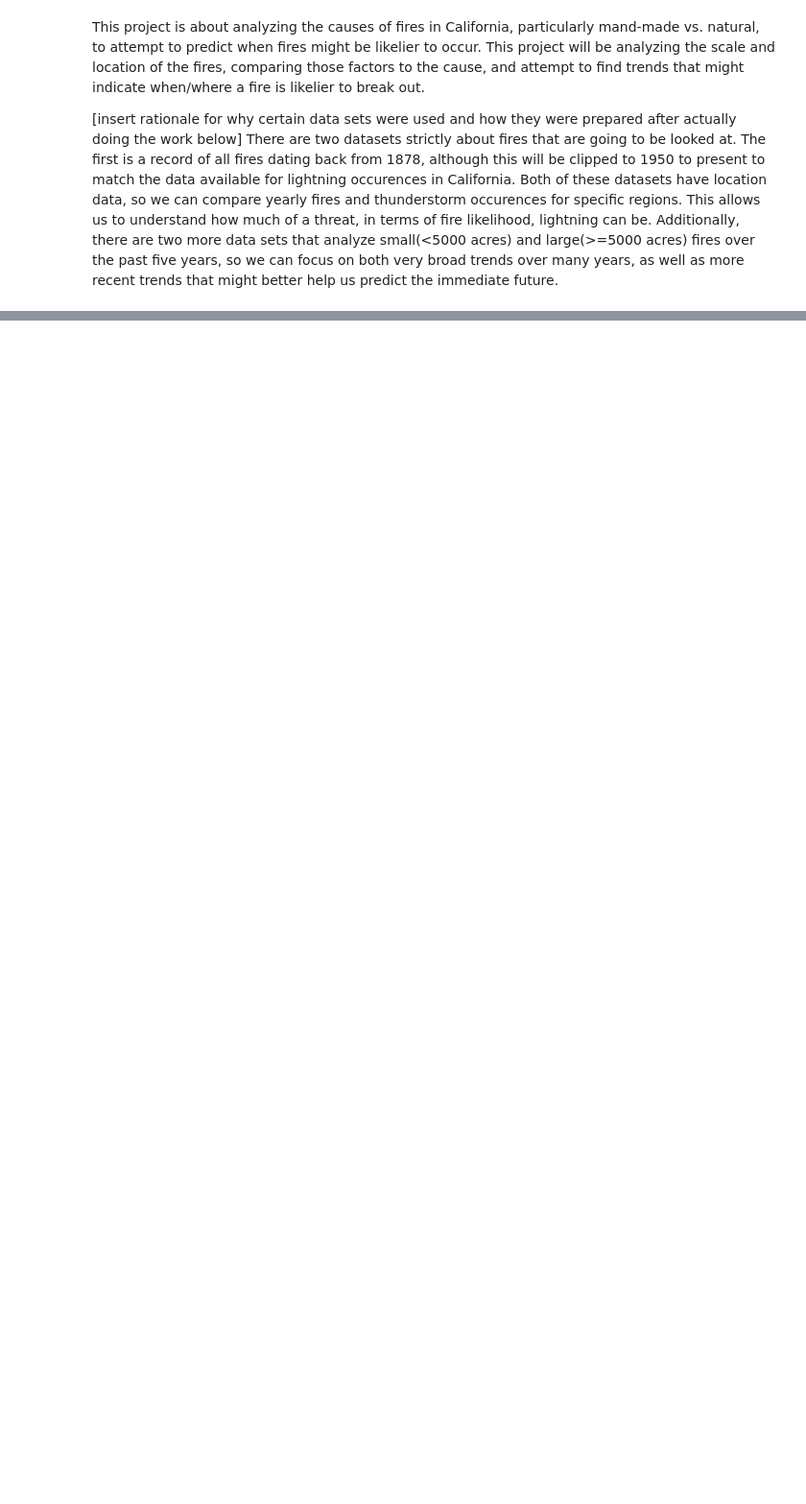
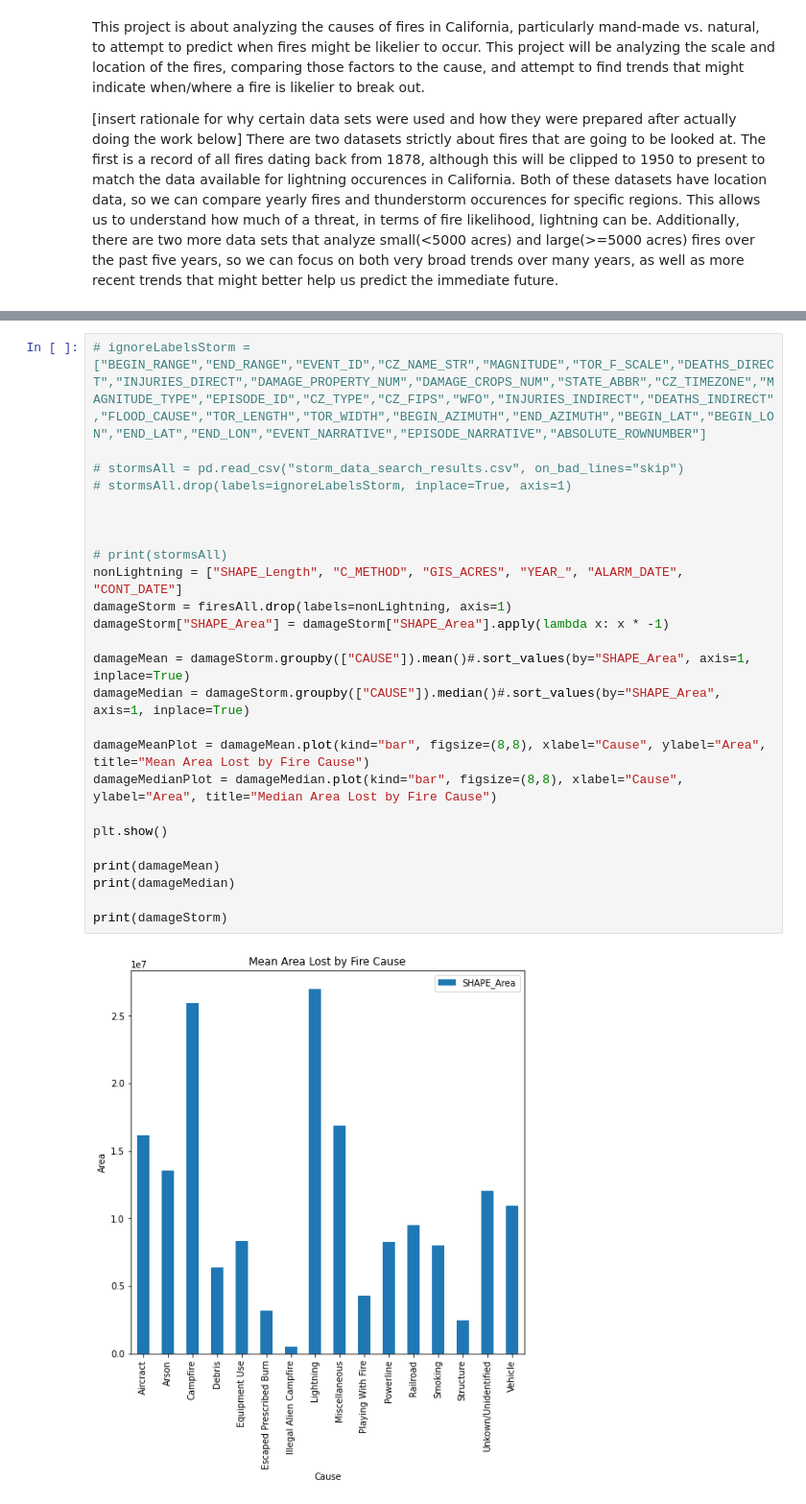
Before and after one commit to Vendr1ck/Xander_DataScience, a Jupyter notebook: WildfireResearch/wildfire.ipynb, the cells around one changed output, grey strips where cells are left out. Shown: that part at 96% size. Cells and saved outputs as stored; diff of their text form; blank space fills up the shorter version.

```diff
--- a/WildfireResearch/wildfire.ipynb
+++ b/WildfireResearch/wildfire.ipynb
@@ -87,0 +88,27 @@ As seen in the above graph, a large portion of fires with identifiable causes we
+# %%
+# ignoreLabelsStorm = ["BEGIN_RANGE","END_RANGE","EVENT_ID","CZ_NAME_STR","MAGNITUDE","TOR_F_SCALE","DEATHS_DIRECT","INJURIES_DIRECT","DAMAGE_PROPERTY_NUM","DAMAGE_CROPS_NUM","STATE_ABBR","CZ_TIMEZONE","MAGNITUDE_TYPE","EPISODE_ID","CZ_TYPE","CZ_FIPS","WFO","INJURIES_INDIRECT","DEATHS_INDIRECT","FLOOD_CAUSE","TOR_LENGTH","TOR_WIDTH","BEGIN_AZIMUTH","END_AZIMUTH","BEGIN_LAT","BEGIN_LON","END_LAT","END_LON","EVENT_NARRATIVE","EPISODE_NARRATIVE","ABSOLUTE_ROWNUMBER"]
+
+# stormsAll = pd.read_csv("storm_data_search_results.csv", on_bad_lines="skip")
+# stormsAll.drop(labels=ignoreLabelsStorm, inplace=True, axis=1)
+
+
+
+# print(stormsAll)
+nonLightning = ["SHAPE_Length", "C_METHOD", "GIS_ACRES", "YEAR_", "ALARM_DATE", "CONT_DATE"]
+damageStorm = firesAll.drop(labels=nonLightning, axis=1)
+damageStorm["SHAPE_Area"] = damageStorm["SHAPE_Area"].apply(lambda x: x * -1)
+
+damageMean = damageStorm.groupby(["CAUSE"]).mean()#.sort_values(by="SHAPE_Area", axis=1, inplace=True)
+damageMedian = damageStorm.groupby(["CAUSE"]).median()#.sort_values(by="SHAPE_Area", axis=1, inplace=True)
+
+damageMeanPlot = damageMean.plot(kind="bar", figsize=(8,8), xlabel="Cause", ylabel="Area", title="Mean Area Lost by Fire Cause")
+damageMedianPlot = damageMedian.plot(kind="bar", figsize=(8,8), xlabel="Cause", ylabel="Area", title="Median Area Lost by Fire Cause")
+
+plt.show()
+
+print(damageMean)
+print(damageMedian)
+
+print(damageStorm)
+# %% [output]
+[figure, added]
```
Also changed, not shown: parts of 5 cells of this notebook, 1 other file.
